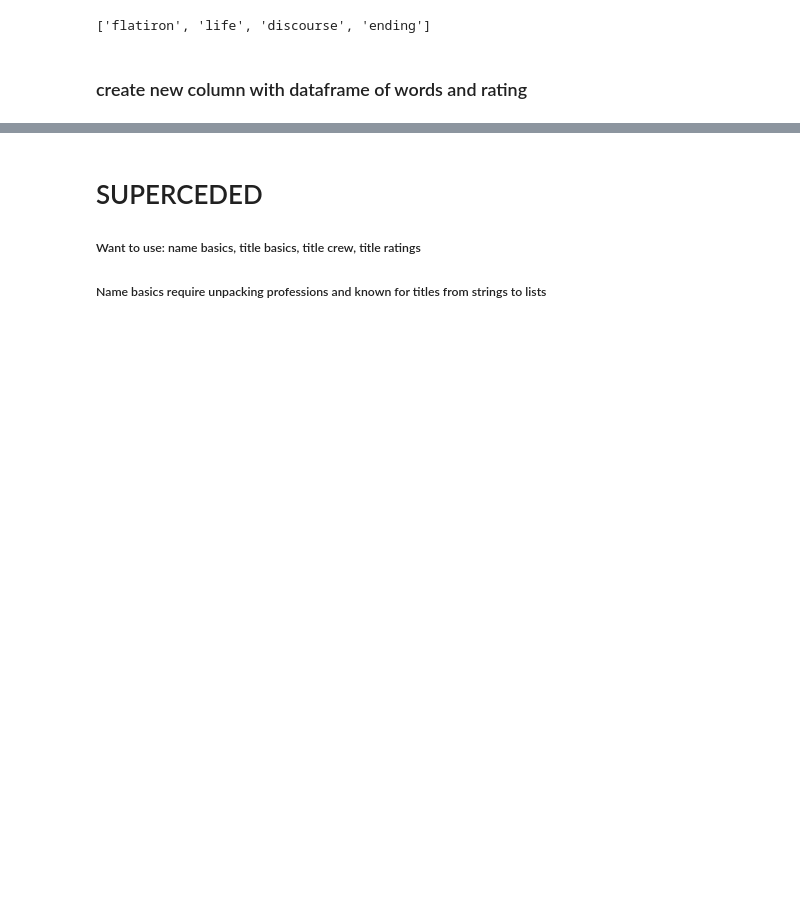
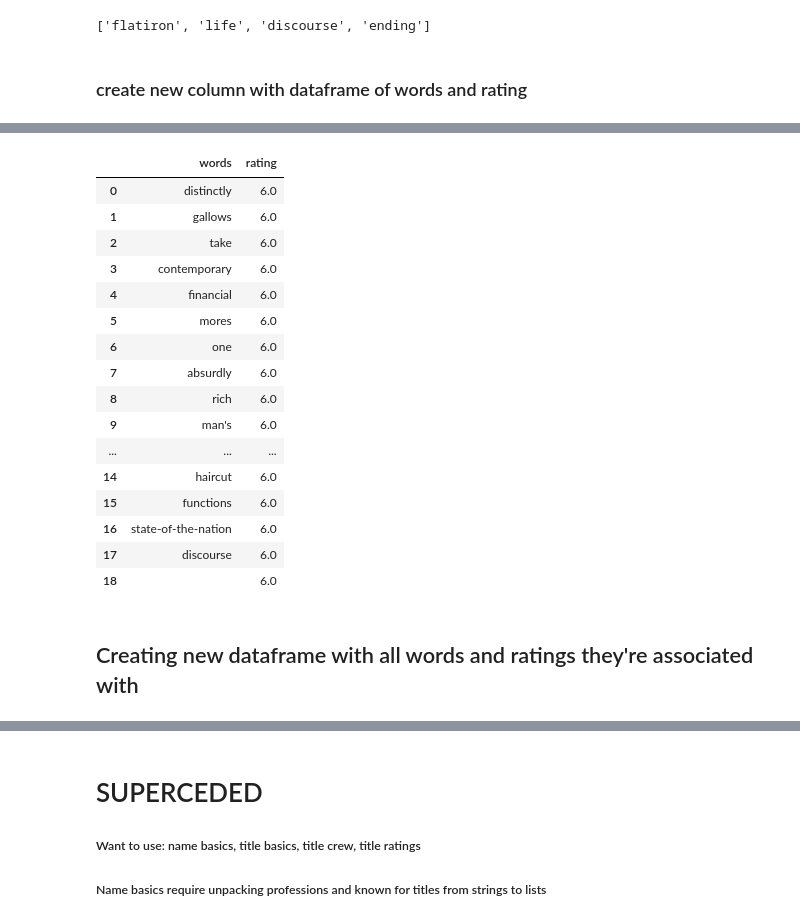
Before and after one commit to NelGen/NG-Msoft-Movie-Project, a Jupyter notebook: ScrapBook.ipynb, the cells around one changed output, grey strips where cells are left out. Saved outputs shown, nothing was run; the diff lists cells and outputs as text; code cells hidden in the pictures; blank space fills up the shorter version.

```diff
--- a/ScrapBook.ipynb
+++ b/ScrapBook.ipynb
@@ -824,0 +817,27 @@ array(['', 6.0], dtype=object)
+# %%
+def create_pd(row):
+    return pd.DataFrame({'words': row['reviews_list'],'rating':row['num_rating']})
+# %%
+sub_rt['word_ratings'] = sub_rt.apply(lambda x: create_pd(x), axis = 1)
+# %%
+sub_rt['word_ratings'].iloc[0]
+# %% [output]
+|  | words | rating |
+| 0 | distinctly | 6.0 |
+| 1 | gallows | 6.0 |
+| 2 | take | 6.0 |
+| 3 | contemporary | 6.0 |
+| 4 | financial | 6.0 |
+| 5 | mores | 6.0 |
+| 6 | one | 6.0 |
+| 7 | absurdly | 6.0 |
+| 8 | rich | 6.0 |
+| 9 | man's | 6.0 |
+| ... | ... | ... |
+| 14 | haircut | 6.0 |
+| 15 | functions | 6.0 |
+| 16 | state-of-the-nation | 6.0 |
+| 17 | discourse | 6.0 |
+| 18 |  | 6.0 |
+# %% [markdown]
+## Creating new dataframe with all words and ratings they're associated with
```
Also changed, not shown: parts of 14 cells of this notebook.
